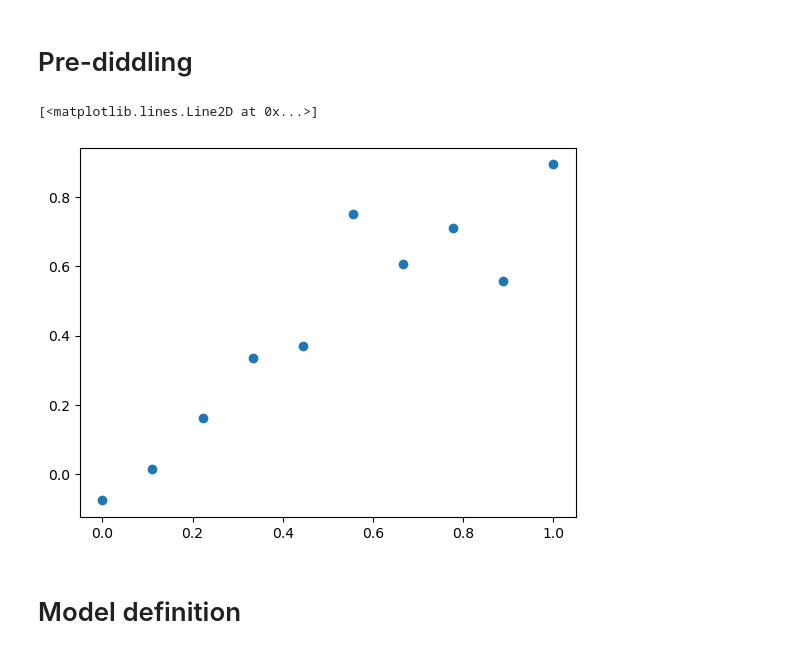
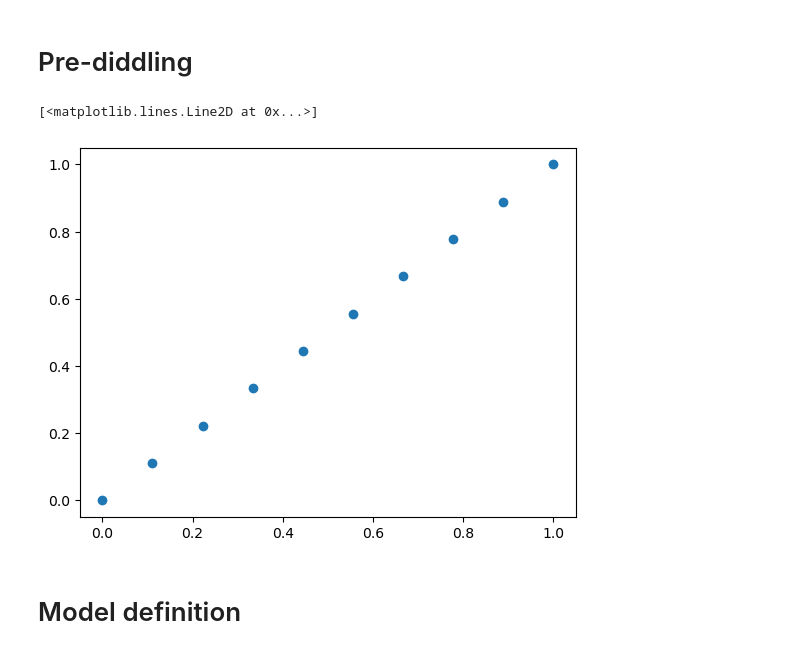
Before and after one commit to ABesginow/LaplaceKernelSearch, a Jupyter notebook: exploration_tests/linear.ipynb, the cells around one changed output. Drawn from its saved outputs; the diff is of its cells as text; code cells hidden in the pictures.

```diff
--- a/exploration_tests/linear.ipynb
+++ b/exploration_tests/linear.ipynb
@@ -271,15 +271,16 @@ def get_std_points(mu, K):
 # Globals
 figure_path = "linear_figures"
 # %%
+torch.manual_seed(42)
 END = 1
 COUNT = 10
 train_x = torch.linspace(0, END, COUNT)
 train_y = torch.linspace(0, END, COUNT)
-train_y += torch.randn(train_x.size()) * torch.tensor(0.1)
+#train_y += torch.randn(train_x.size()) * torch.sqrt(torch.tensor(0.1))
 plt.plot(train_x, train_y, "o")
 # %% [output]
 [<matplotlib.lines.Line2D at 0x...>]
-[figure, old version]
+[figure, new version]
 # %% [markdown]
 # Model definition
 # %%
```
Also changed, not shown: parts of 21 cells of this notebook, 1 other file.
